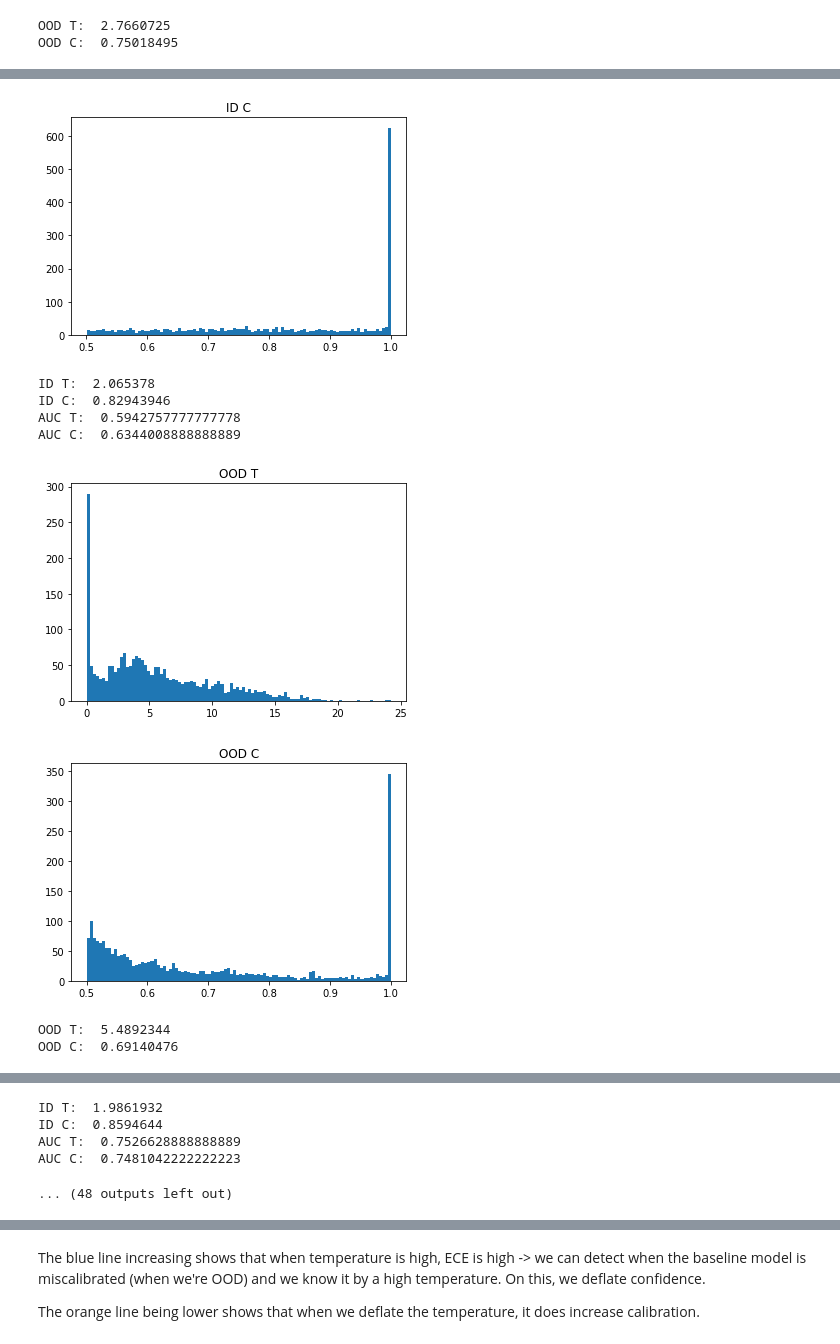
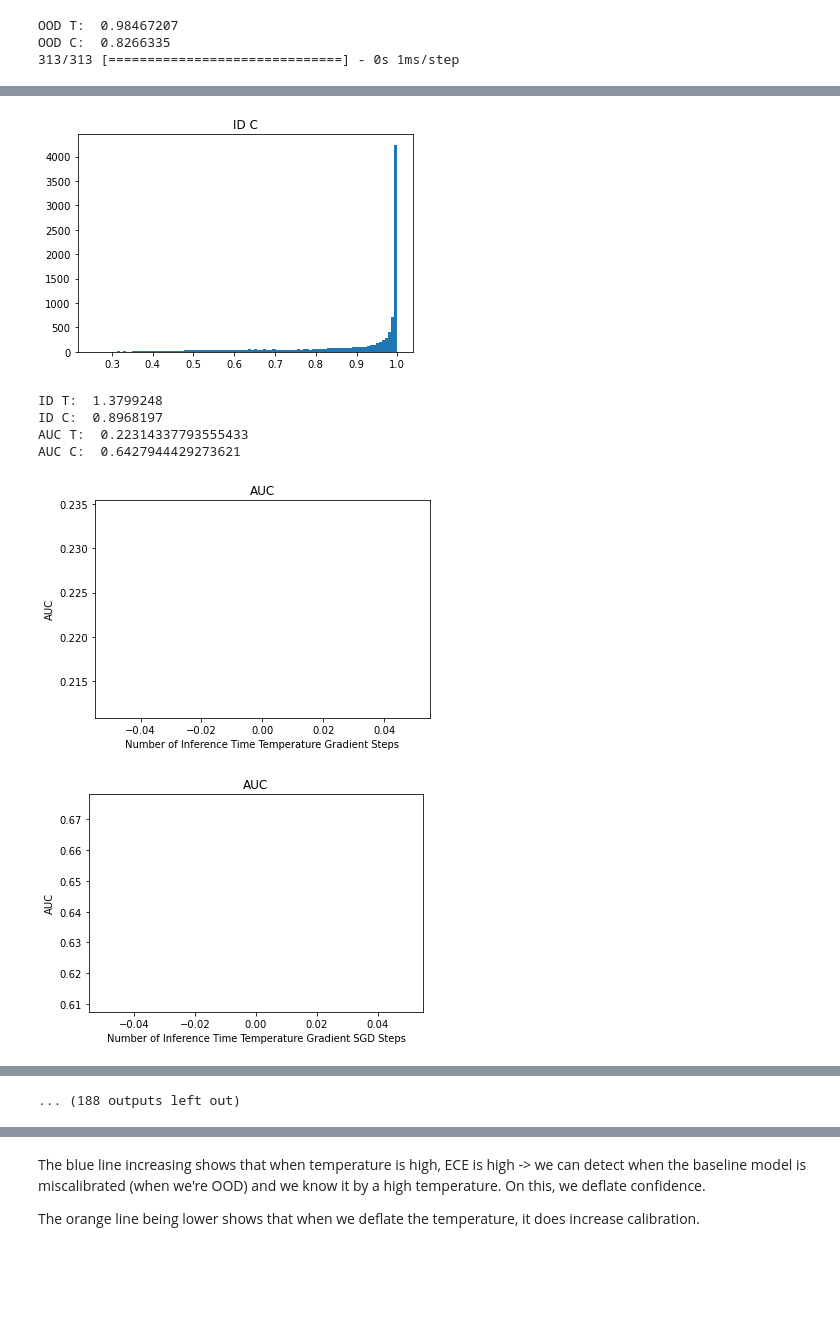
Before and after one commit to levinwil/TempVOS, a Jupyter notebook: Exploration.ipynb, the cells around one changed output, grey strips where cells are left out. Drawn from its saved outputs; the diff is of its cells as text; code cells hidden in the pictures; blank space fills up the shorter version.

```diff
--- a/Exploration.ipynb
+++ b/Exploration.ipynb
@@ -180,11 +320,2 @@ for c in tqdm(range(len(np.unique(y_train)))):
 # %%
-vos_labels = np.zeros((len(close_classes_per_sample), len(np.unique(y_val))))
-for i in range(len(close_classes_per_sample)):
-    if len(close_classes_per_sample[i]) == 1:
-        vos_labels[i] = np.ones((len(np.unique(y_train)))) / len(np.unique(y_val))
-    else:
-        label = np.zeros((len(np.unique(y_val))))
-        for j in close_classes_per_sample[i]:
-            label[j] = 1
-        label /= np.sum(label)
-        vos_labels[i] = label
+vos_labels = np.ones((len(vos_samples), len(np.unique(y_val)))) / len(np.unique(y_val))
@@ -194,6 +322,6 @@ for i in range(len(close_classes_per_sample)):
 # %%
 ood_X_val = np.concatenate([encoding_X_val, vos_samples], axis = 0)
-ood_y_val = np.concatenate([keras.utils.to_categorical(y_val), vos_labels])
+ood_y_val = np.concatenate([keras.utils.to_categorical(np.argmax(model.predict(X_val), axis = 1)), vos_labels])
 
 random_order = np.arange(len(ood_X_val))
 np.random.shuffle(random_order)
@@ -201,9 +331,10 @@ ood_X_val, ood_y_val = ood_X_val[random_order], ood_y_val[random_order]
 # %%
-for layer in network.layers:
-    layer.trainable = False
+for layer in model.layers:
+    if "ood" not in layer.name:
+        layer.trainable = False
 
 ood_network.fit(ood_X_val, ood_y_val,
-    epochs = 100,
+    epochs = 200,
     verbose = 1,
     validation_split = .1,
     callbacks = keras.callbacks.EarlyStopping(patience = 10))
@@ -234,15 +370,16 @@ encoding_X_ood_grad = deepcopy(encoding_X_ood)
 encoding_X_test_grad = deepcopy(encoding_X_test)
 auc_ts = []
 auc_cs = []
-for _ in range(10):
+for _ in range(100):
     tensor = tf.convert_to_tensor(encoding_X_ood_grad, dtype=tf.float32)
     with tf.GradientTape(persistent=True) as tape:
         tape.watch(tensor)
-        y = -temperature_model(tensor)
+        y = temperature_model(tensor)
         #pred = ood_network(tensor)
-        #y = [pred[i, keras.backend.argmax(pred[i])] for i in range(len(pred))]
+        #y = [pred[i, keras.backend.argmax(y_hat_ood[i])] for i in range(len(pred))]
     dy_dx = tape.gradient(y, tensor)
-    encoding_X_ood_grad -= 2 * dy_dx
+    dy_dx = ((np.array(dy_dx) > 0).astype('float32') - 0.5) * 2
+    encoding_X_ood_grad -= 14e-2 * dy_dx
     ood_t = temperature_model.predict(encoding_X_ood_grad)
     plt.hist(ood_t, bins = 100)
     plt.title("OOD T")
@@ -255,14 +392,15 @@ for _ in range(10):
     print("OOD C: ", np.nanmean(ood_grad_c))
 
 
-    tensor = tf.convert_to_tensor(encoding_X_test, dtype=tf.float32)
+    tensor = tf.convert_to_tensor(encoding_X_test_grad, dtype=tf.float32)
     with tf.GradientTape(persistent=True) as tape:
         tape.watch(tensor)
-        y = -temperature_model(tensor)
+        y = temperature_model(tensor)
         #pred = ood_network(tensor)
-        #y = [pred[i, keras.backend.argmax(pred[i])] for i in range(len(pred))]
+        #y = [pred[i, keras.backend.argmax(y_hat_test[i])] for i in range(len(pred))]
     dy_dx = tape.gradient(y, tensor)
-    encoding_X_test_grad -= 2 * dy_dx
+    dy_dx = ((np.array(dy_dx) > 0).astype('float32') - 0.5) * 2
+    encoding_X_test_grad -= 14e-2 *  dy_dx
     id_t = temperature_model.predict(encoding_X_test_grad)
     plt.hist(id_t, bins = 100)
     plt.title("ID T")
@@ -284,4 +422,16 @@ for _ in range(10):
     auc_c = roc_auc_score(np.concatenate([np.ones((len(id_defined_indices))), np.zeros((len(ood_defined_indices)))]), np.concatenate([id_grad_c[id_defined_indices], ood_grad_c[ood_defined_indices]]))
     print("AUC C: ", auc_c)
     auc_cs.append(auc_c)
+
+    plt.plot(auc_ts)
+    plt.title("AUC")
+    plt.ylabel("AUC")
+    plt.xlabel("Number of Inference Time Temperature Gradient Steps")
+    plt.show()
+
+    plt.plot(auc_cs)
+    plt.title("AUC")
+    plt.ylabel("AUC")
+    plt.xlabel("Number of Inference Time Temperature Gradient SGD Steps")
+    plt.show()
 # %% [output]
@@ -290,2 +442,3 @@ for _ in range(10):
-OOD T:  2.7660725
-OOD C:  0.75018495
+OOD T:  0.98467207
+OOD C:  0.8266335
+313/313 [==============================] - 0s 1ms/step
@@ -293,9 +447,7 @@ OOD C:  0.75018495
-[figure, old version]
+[figure, new version]
-ID T:  2.065378
-ID C:  0.82943946
-AUC T:  0.5942757777777778
-AUC C:  0.6344008888888889
+ID T:  1.3799248
+ID C:  0.8968197
+AUC T:  0.22314337793555433
+AUC C:  0.6427944429273621
-[figure, old version]
+[figure, new version]
-[figure, old version]
+[figure, new version]
-OOD T:  5.4892344
-OOD C:  0.69140476
@@ -304,5 +453,0 @@ OOD C:  0.69140476
-ID T:  1.9861932
-ID C:  0.8594644
-AUC T:  0.7526628888888889
-AUC C:  0.7481042222222223
-... (48 outputs left out)
@@ -308,0 +455 @@ AUC C:  0.7481042222222223
+... (188 outputs left out)
```
Also changed, not shown: parts of 43 cells of this notebook.
